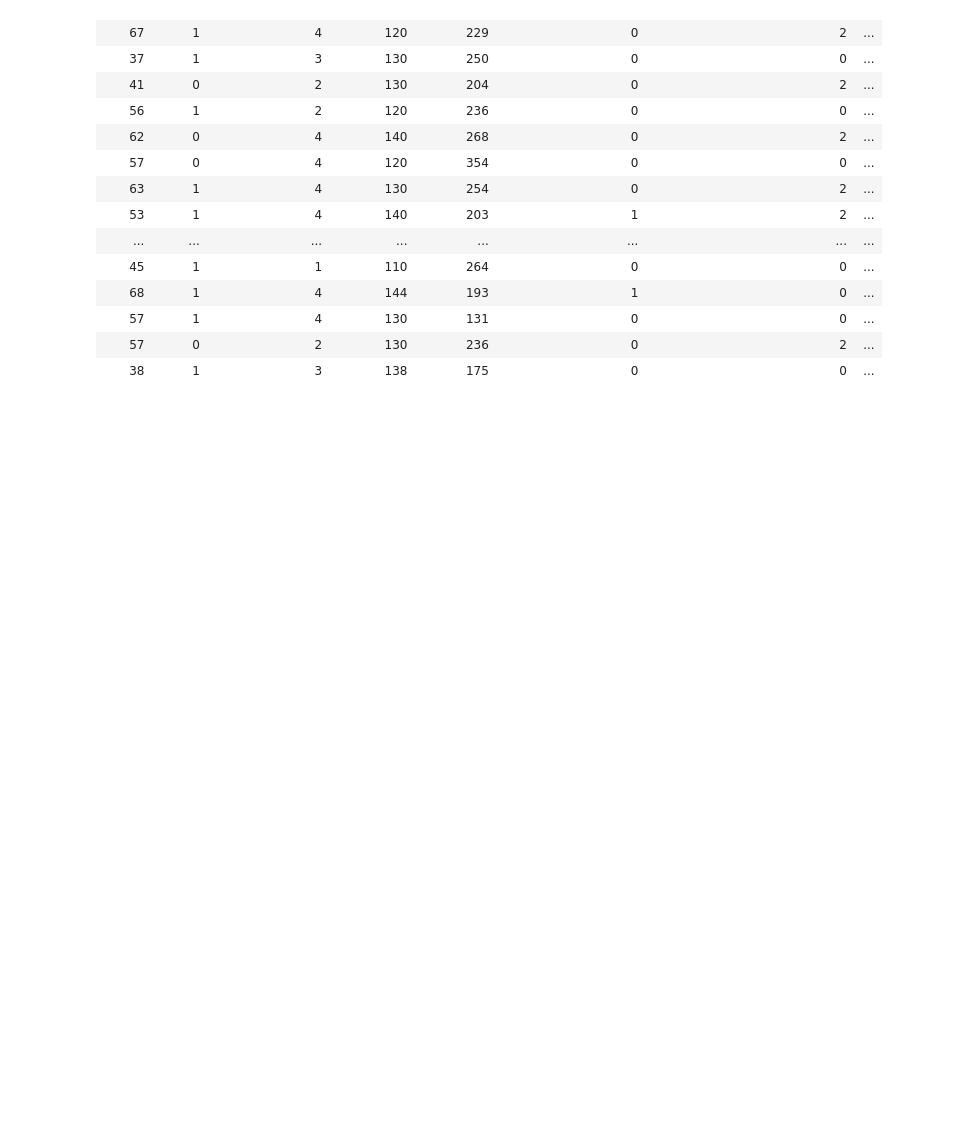
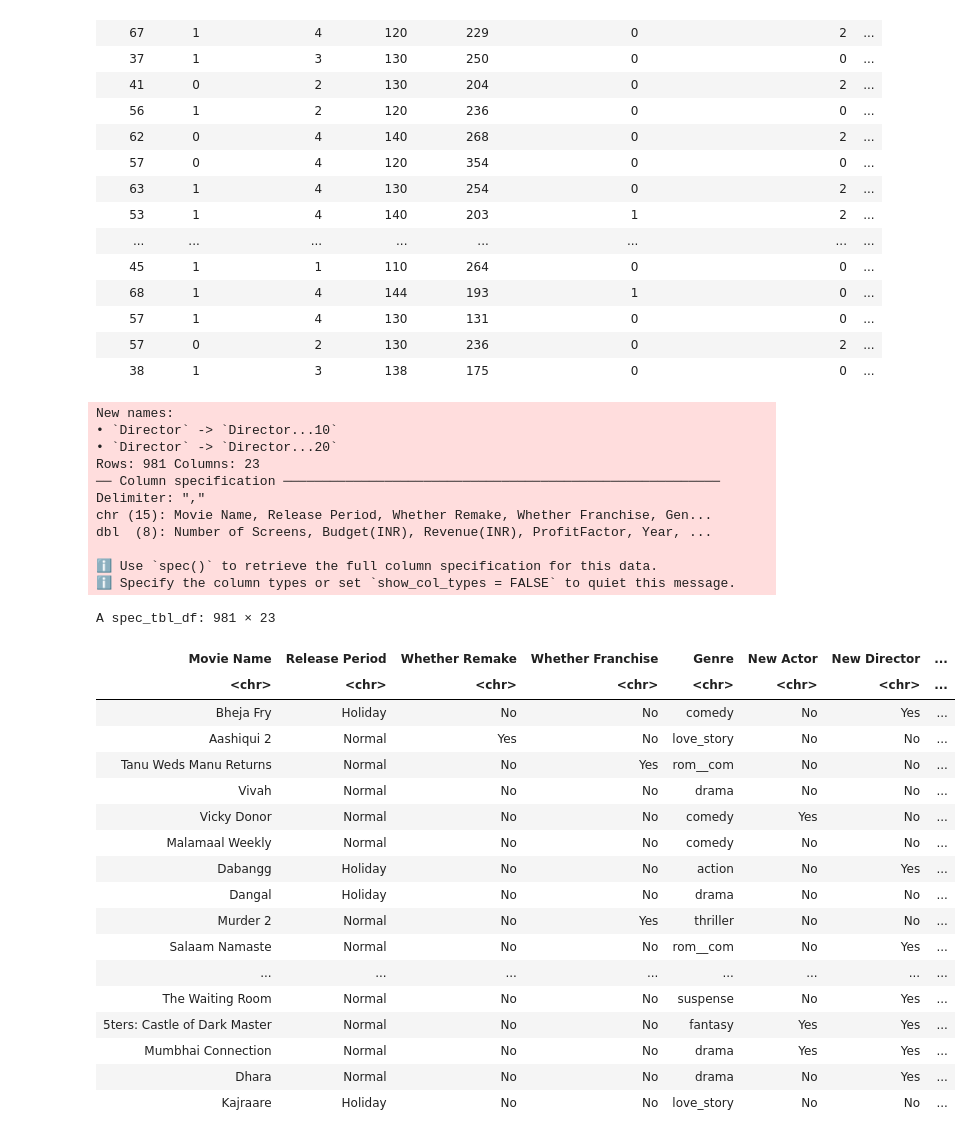
Before and after one commit to sara2815/Heart-Attack-Analysis, a Jupyter notebook: Project-43.ipynb, the cells around one changed output. Saved outputs shown, nothing was run; the diff lists cells and outputs as text; code cells hidden in the pictures; blank space fills up the shorter version.

Commit message:
Loaded the bollywood dataset

```diff
--- a/Project-43.ipynb
+++ b/Project-43.ipynb
@@ -62,3 +62,36 @@ A spec_tbl_df: 303 × 14
 | 57 | 1 | 4 | 130 | 131 | 0 | 0 | ... |
 | 57 | 0 | 2 | 130 | 236 | 0 | 2 | ... |
 | 38 | 1 | 3 | 138 | 175 | 0 | 0 | ... |
+# %%
+read_csv("https://raw.githubusercontent.com/RohanBadini/DSCI-Group-43-Project/main/Bollywood%20Dataset.csv")
+# %% [output]
+New names:
+• `Director` -> `Director...10`
+• `Director` -> `Director...20`
+Rows: 981 Columns: 23
+── Column specification ────────────────────────────────────────────────────────
+Delimiter: ","
+chr (15): Movie Name, Release Period, Whether Remake, Whether Franchise, Gen...
+dbl  (8): Number of Screens, Budget(INR), Revenue(INR), ProfitFactor, Year, ...
+
+ℹ Use `spec()` to retrieve the full column specification for this data.
+ℹ Specify the column types or set `show_col_types = FALSE` to quiet this message.
+A spec_tbl_df: 981 × 23
+| Movie Name | Release Period | Whether Remake | Whether Franchise | Genre | New Actor | New Director | ... |
+| <chr> | <chr> | <chr> | <chr> | <chr> | <chr> | <chr> | ... |
+| Bheja Fry | Holiday | No | No | comedy | No | Yes | ... |
+| Aashiqui 2 | Normal | Yes | No | love_story | No | No | ... |
+| Tanu Weds Manu Returns | Normal | No | Yes | rom__com | No | No | ... |
+| Vivah | Normal | No | No | drama | No | No | ... |
+| Vicky Donor | Normal | No | No | comedy | Yes | No | ... |
+| Malamaal Weekly | Normal | No | No | comedy | No | No | ... |
+| Dabangg | Holiday | No | No | action | No | Yes | ... |
+| Dangal | Holiday | No | No | drama | No | No | ... |
+| Murder 2 | Normal | No | Yes | thriller | No | No | ... |
+| Salaam Namaste | Normal | No | No | rom__com | No | Yes | ... |
+| ... | ... | ... | ... | ... | ... | ... | ... |
+| The Waiting Room | Normal | No | No | suspense | No | Yes | ... |
+| 5ters: Castle of Dark Master | Normal | No | No | fantasy | Yes | Yes | ... |
+| Mumbhai Connection | Normal | No | No | drama | Yes | Yes | ... |
+| Dhara | Normal | No | No | drama | No | Yes | ... |
+| Kajraare | Holiday | No | No | love_story | No | No | ... |
```
